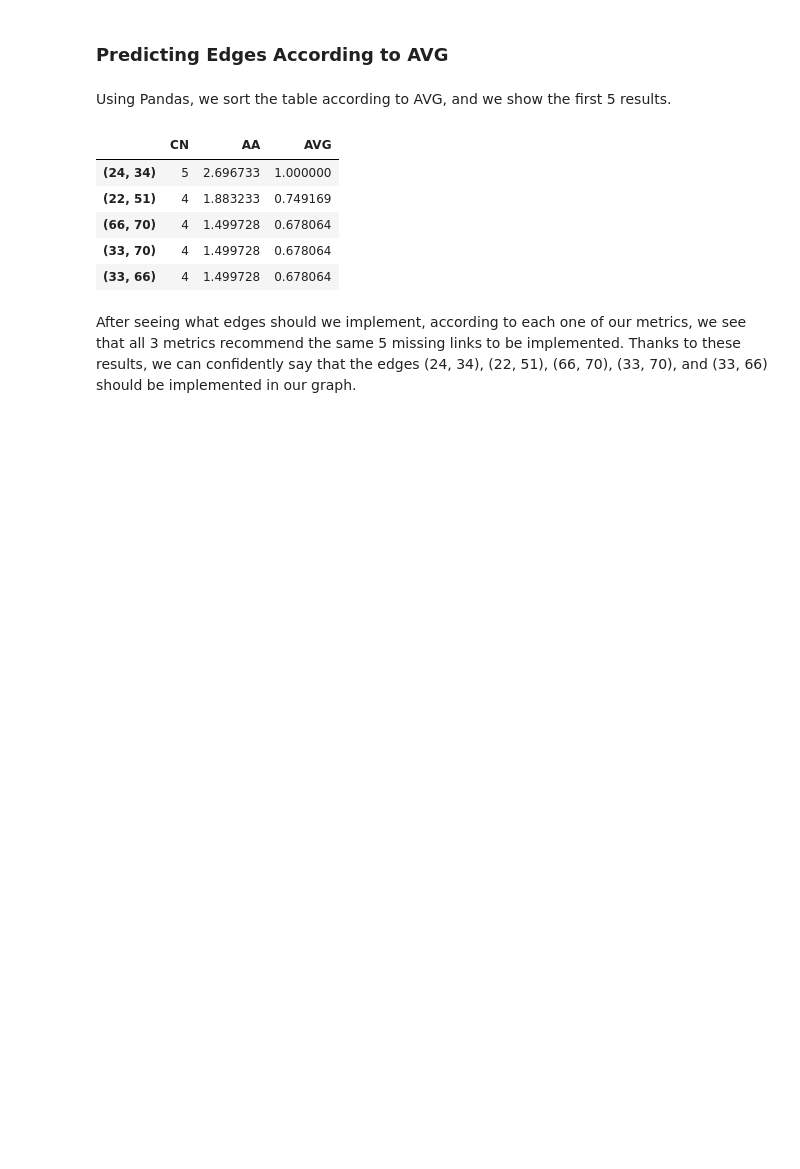
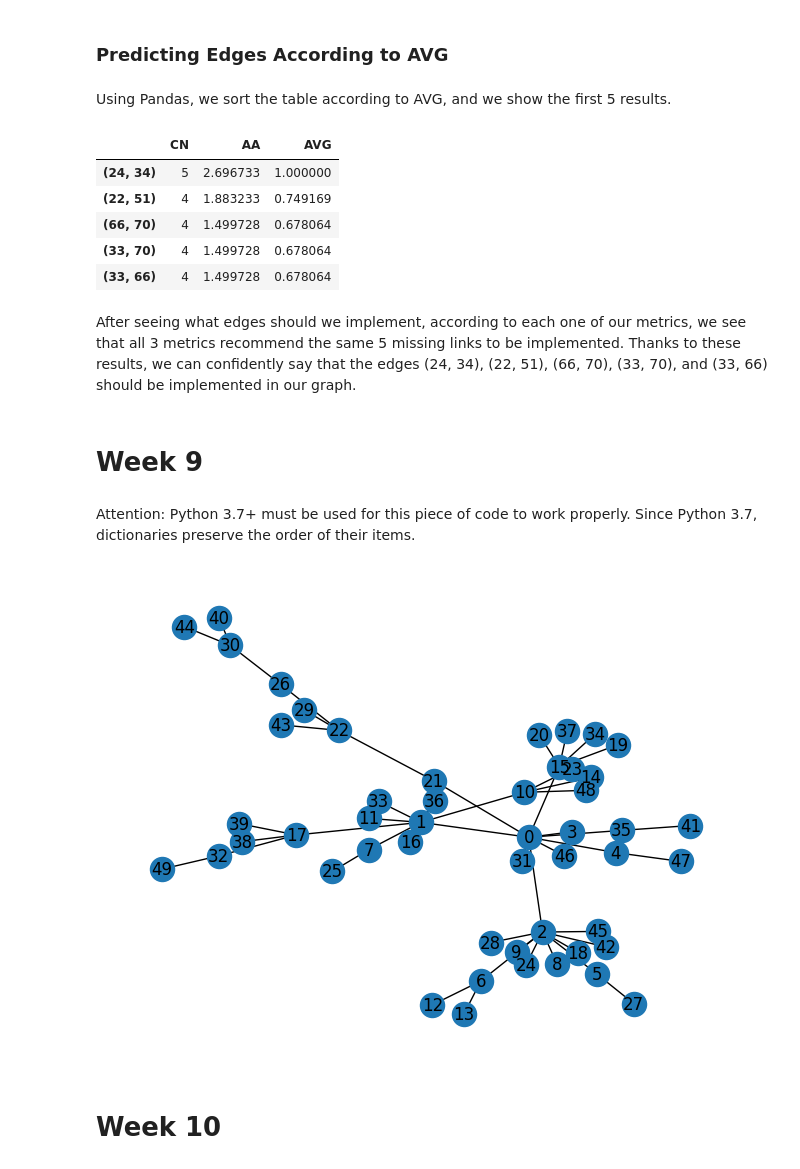
Before and after one commit to leofarfan7/luiss-sna-group-project, a Jupyter notebook: CatchMeIfYouCan_Group_Project.ipynb, the cells around one changed output. Drawn from its saved outputs; the diff is of its cells as text; code cells hidden in the pictures; blank space fills up the shorter version.

Commit message:
Week 9 Point A

```diff
--- a/CatchMeIfYouCan_Group_Project.ipynb
+++ b/CatchMeIfYouCan_Group_Project.ipynb
@@ -796,3 +795,53 @@ avg_top_five
 | (33, 66) | 4 | 1.499728 | 0.678064 |
 # %% [markdown]
 After seeing what edges should we implement, according to each one of our metrics, we see that all 3 metrics recommend the same 5 missing links to be implemented. Thanks to these results, we can confidently say that the edges (24, 34), (22, 51), (66, 70), (33, 70), and (33, 66) should be implemented in our graph.
+# %% [markdown]
+# Week 9
+# %% [markdown]
+Attention: Python 3.7+ must be used for this piece of code to work properly. Since Python 3.7, dictionaries preserve the order of their items.
+# %%
+import sys
+import random
+
+if sys.version_info.major<3 or sys.version_info.minor<7:
+    raise Exception(f"You need Python 3.7+, you are running Python {sys.version_info.major}.{sys.version_info.minor}")
+
+def compute_pa_targets(graph, m):
+    probabilities = dict()
+    sum_degrees = sum(dict(graph.degree()).values())
+
+    if sum_degrees==0:
+        sum_degrees=1
+
+    for node in graph.nodes():
+        node_degree = graph.degree(node)
+        probabilities[node] = node_degree / sum_degrees
+
+    if sum(probabilities.values())!=0:
+        targets = random.choices(list(probabilities.keys()), weights=list(probabilities.values()), k=m)
+    else:
+        targets = random.choices(list(probabilities.keys()), k=m)
+
+    return targets
+
+
+def generate_graph_pa(n, m=1):
+    if not (m>=1 and m<n):
+        error = f"Parameters are not valid (m >= 1 and m < n). Input values: m = {m}, n = {n}"
+        raise ValueError(error)
+
+    graph = nx.empty_graph(1)
+
+    for node in range(1,n):
+        targets = compute_pa_targets(graph, m)
+        for target in targets:
+            graph.add_edge(node, target, length=1)
+
+    return graph
+
+PA = generate_graph_pa(50,1)
+nx.draw(PA, with_labels=True)
+# %% [output]
+[figure, added]
+# %% [markdown]
+# Week 10
```
Also changed, not shown: parts of 6 cells of this notebook.
